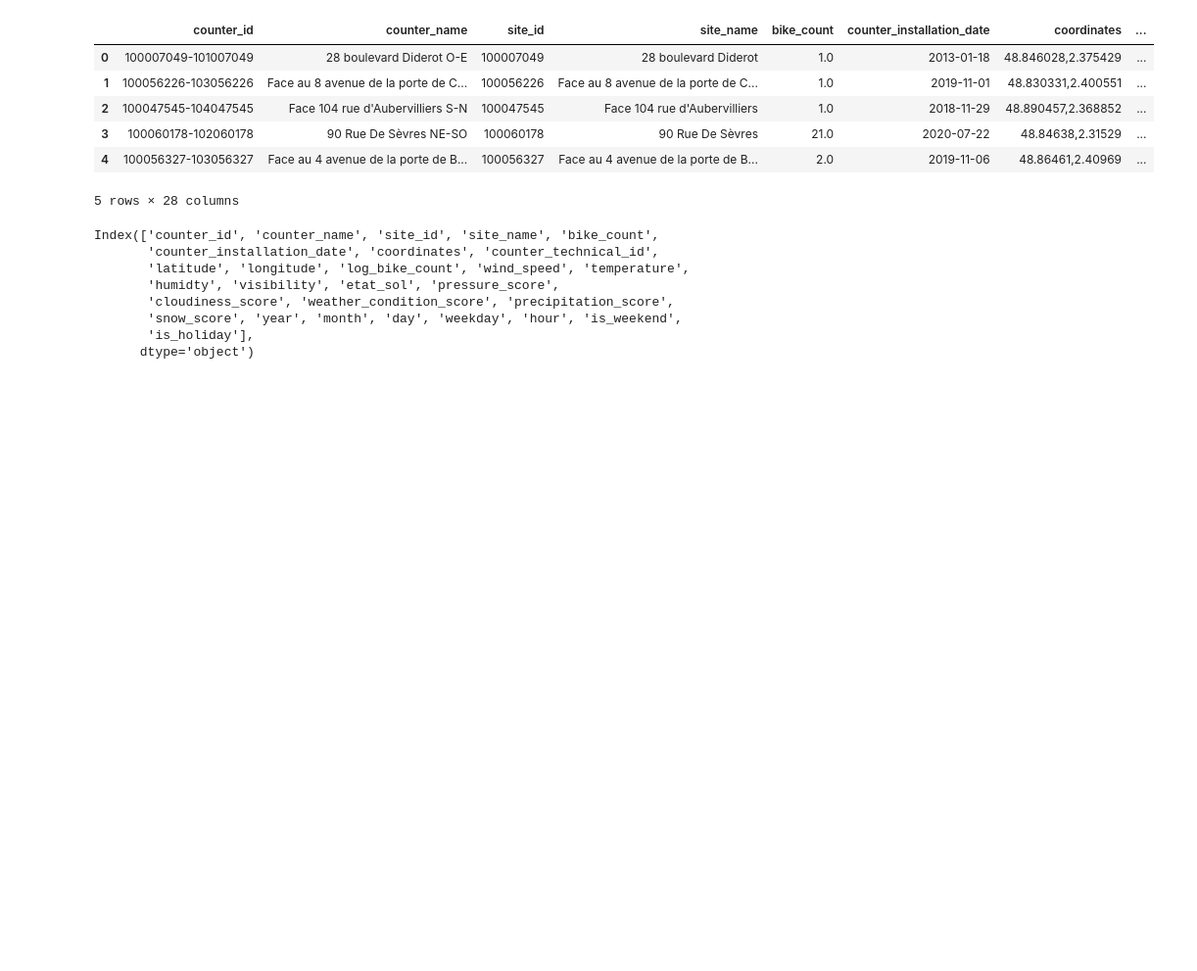
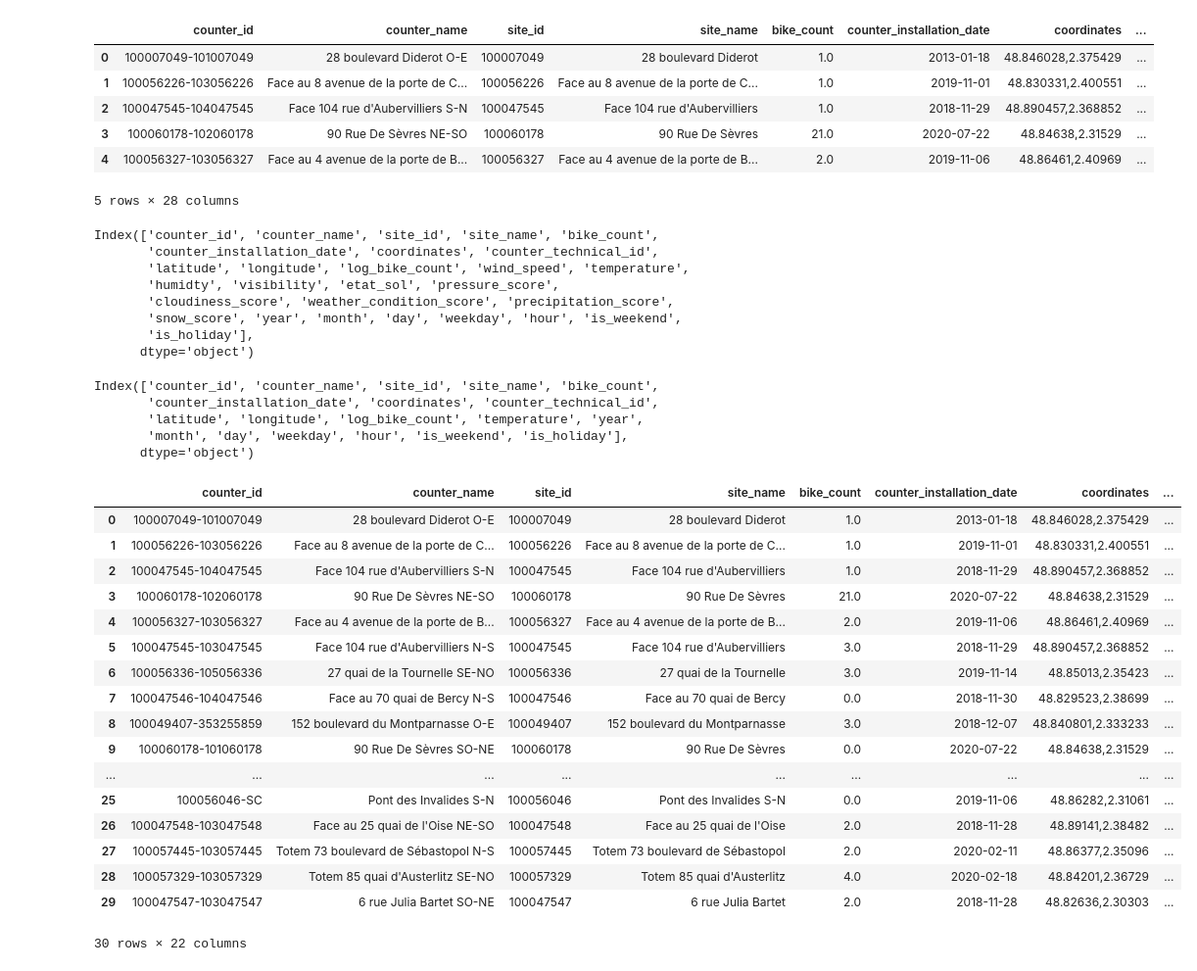
Before and after one commit to louis-leibo/bike_counters, a Jupyter notebook: Dev_by_sam_&_louis/Feature engineering + Model option 2 simple with weather processed.ipynb, the cells around one changed output. Shown at 98% size. Drawn from its saved outputs; the diff is of its cells as text; code cells hidden in the pictures; blank space fills up the shorter version.

```diff
--- a/Dev_by_sam_&_louis/Feature engineering + Model option 2 simple with weather processed.ipynb
+++ b/Dev_by_sam_&_louis/Feature engineering + Model option 2 simple with weather processed.ipynb
@@ -75,0 +88,8 @@ Index(['counter_id', 'counter_name', 'site_id', 'site_name', 'bike_count',
+# %%
+training_set_merged.columns
+# %% [output]
+Index(['counter_id', 'counter_name', 'site_id', 'site_name', 'bike_count',
+       'counter_installation_date', 'coordinates', 'counter_technical_id',
+       'latitude', 'longitude', 'log_bike_count', 'temperature', 'year',
+       'month', 'day', 'weekday', 'hour', 'is_weekend', 'is_holiday'],
+      dtype='object')
@@ -75,0 +112,21 @@ Index(['counter_id', 'counter_name', 'site_id', 'site_name', 'bike_count',
+# %%
+training_set_merged.head(30)
+# %% [output]
+|  | counter_id | counter_name | site_id | site_name | bike_count | counter_installation_date | coordinates | ... |
+| 0 | 100007049-101007049 | 28 boulevard Diderot O-E | 100007049 | 28 boulevard Diderot | 1.0 | 2013-01-18 | 48.846028,2.375429 | ... |
+| 1 | 100056226-103056226 | Face au 8 avenue de la porte de C... | 100056226 | Face au 8 avenue de la porte de C... | 1.0 | 2019-11-01 | 48.830331,2.400551 | ... |
+| 2 | 100047545-104047545 | Face 104 rue d'Aubervilliers S-N | 100047545 | Face 104 rue d'Aubervilliers | 1.0 | 2018-11-29 | 48.890457,2.368852 | ... |
+| 3 | 100060178-102060178 | 90 Rue De Sèvres NE-SO | 100060178 | 90 Rue De Sèvres | 21.0 | 2020-07-22 | 48.84638,2.31529 | ... |
+| 4 | 100056327-103056327 | Face au 4 avenue de la porte de B... | 100056327 | Face au 4 avenue de la porte de B... | 2.0 | 2019-11-06 | 48.86461,2.40969 | ... |
+| 5 | 100047545-103047545 | Face 104 rue d'Aubervilliers N-S | 100047545 | Face 104 rue d'Aubervilliers | 3.0 | 2018-11-29 | 48.890457,2.368852 | ... |
+| 6 | 100056336-105056336 | 27 quai de la Tournelle SE-NO | 100056336 | 27 quai de la Tournelle | 3.0 | 2019-11-14 | 48.85013,2.35423 | ... |
+| 7 | 100047546-104047546 | Face au 70 quai de Bercy N-S | 100047546 | Face au 70 quai de Bercy | 0.0 | 2018-11-30 | 48.829523,2.38699 | ... |
+| 8 | 100049407-353255859 | 152 boulevard du Montparnasse O-E | 100049407 | 152 boulevard du Montparnasse | 3.0 | 2018-12-07 | 48.840801,2.333233 | ... |
+| 9 | 100060178-101060178 | 90 Rue De Sèvres SO-NE | 100060178 | 90 Rue De Sèvres | 0.0 | 2020-07-22 | 48.84638,2.31529 | ... |
+| ... | ... | ... | ... | ... | ... | ... | ... | ... |
+| 25 | 100056046-SC | Pont des Invalides S-N | 100056046 | Pont des Invalides S-N | 0.0 | 2019-11-06 | 48.86282,2.31061 | ... |
+| 26 | 100047548-103047548 | Face au 25 quai de l'Oise NE-SO | 100047548 | Face au 25 quai de l'Oise | 2.0 | 2018-11-28 | 48.89141,2.38482 | ... |
+| 27 | 100057445-103057445 | Totem 73 boulevard de Sébastopol N-S | 100057445 | Totem 73 boulevard de Sébastopol | 2.0 | 2020-02-11 | 48.86377,2.35096 | ... |
+| 28 | 100057329-103057329 | Totem 85 quai d'Austerlitz SE-NO | 100057329 | Totem 85 quai d'Austerlitz | 4.0 | 2020-02-18 | 48.84201,2.36729 | ... |
+| 29 | 100047547-103047547 | 6 rue Julia Bartet SO-NE | 100047547 | 6 rue Julia Bartet | 2.0 | 2018-11-28 | 48.82636,2.30303 | ... |
+30 rows × 22 columns
```
Also changed, not shown: parts of 8 cells of this notebook, 1 other file.
